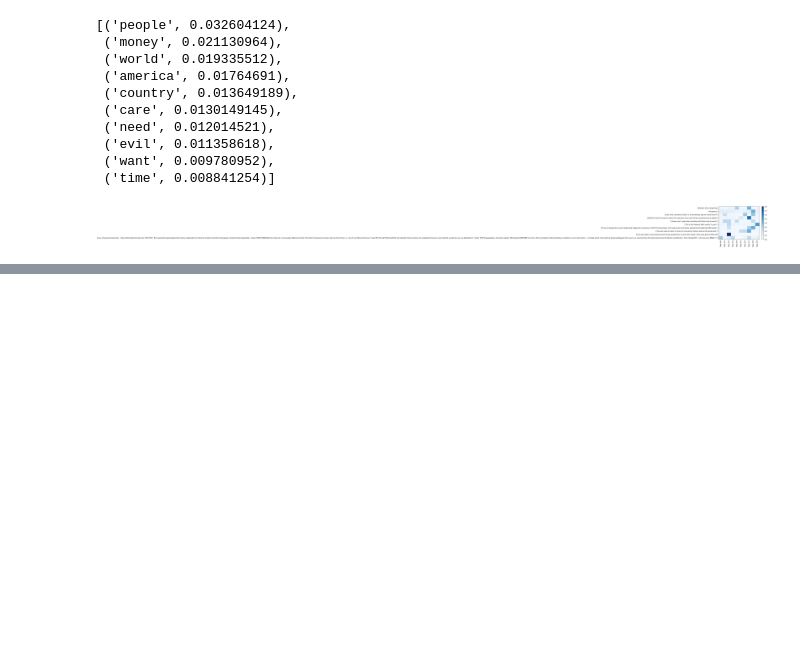
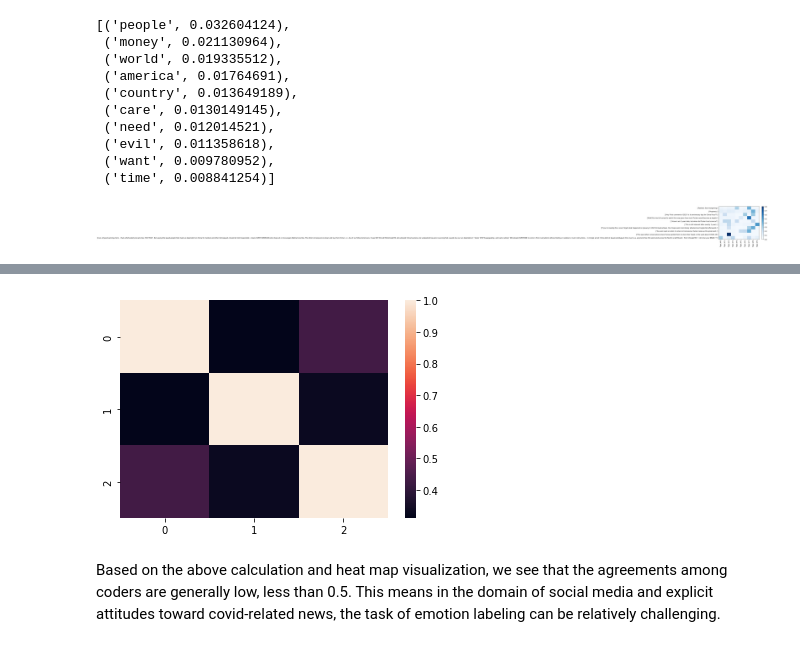
Before and after one commit to yuzhouw313/Content-Analysis-Homework, a Jupyter notebook: final_project/final_analysis.ipynb, the cells around one changed output, grey strips where cells are left out. Drawn from its saved outputs; the diff is of its cells as text; code cells hidden in the pictures; blank space fills up the shorter version.

```diff
--- a/final_project/final_analysis.ipynb
+++ b/final_project/final_analysis.ipynb
@@ -679,0 +747,3 @@ plt.show()
+# %%
+x = np.loadtxt("/Users/itsyuzhou/Winter2024/Content-Analysis-Homework/notebooks/week5/labeled_samples.txt")
+anno = AnnotationsContainer.from_array(x, missing_values=[-1])
@@ -679,0 +768,8 @@ plt.show()
+# %%
+m = pairwise_matrix(cohens_kappa, anno.annotations)
+ax = sns.heatmap(m)
+plt.show()
+# %% [output]
+[figure, added]
+# %% [markdown]
+Based on the above calculation and heat map visualization, we see that the agreements among coders are generally low, less than 0.5. This means in the domain of social media and explicit attitudes toward covid-related news, the task of emotion labeling can be relatively challenging.
```
Also changed, not shown: parts of 52 cells of this notebook.
